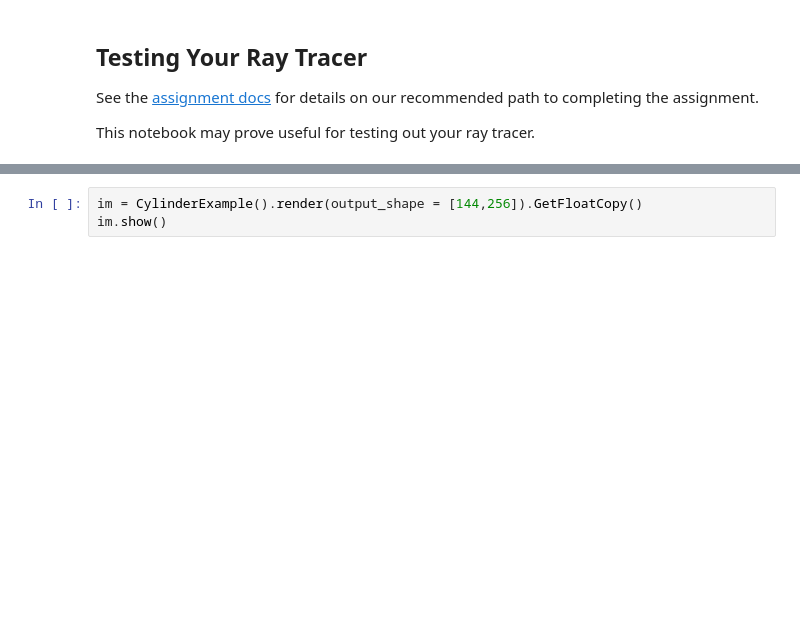
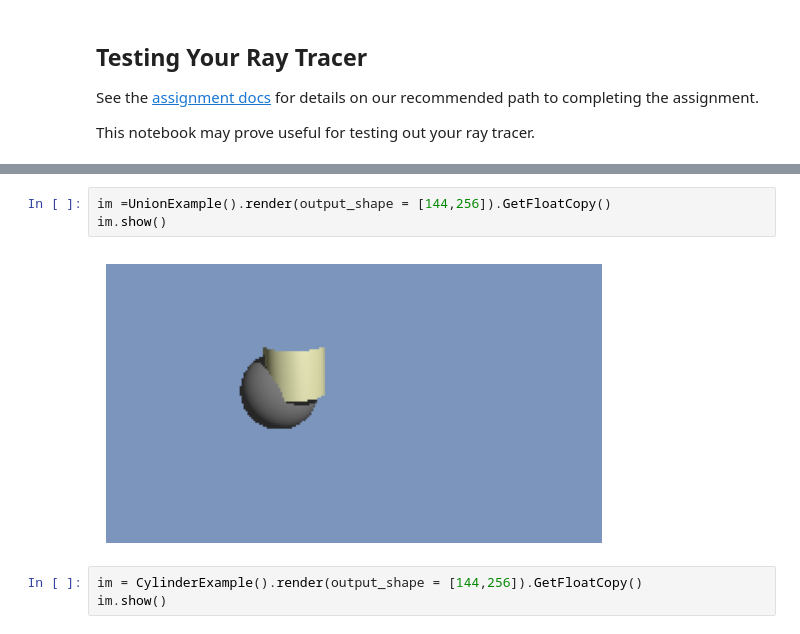
Before and after one commit to jcadastra/TracinRays, a Jupyter notebook: Testing.ipynb, the cells around one changed output, grey strips where cells are left out. Saved outputs shown, nothing was run; the diff lists cells and outputs as text; blank space fills up the shorter version.

```diff
--- a/Testing.ipynb
+++ b/Testing.ipynb
@@ -11,3 +18,8 @@ This warnings indicates broken support for the dtype!
+# %%
+im =UnionExample().render(output_shape = [144,256]).GetFloatCopy()
+im.show()
+# %% [output]
+[figure, added]
 # %%
 im = CylinderExample().render(output_shape = [144,256]).GetFloatCopy()
 im.show()
```
Also changed, not shown: parts of 4 cells of this notebook, 2 other files.
